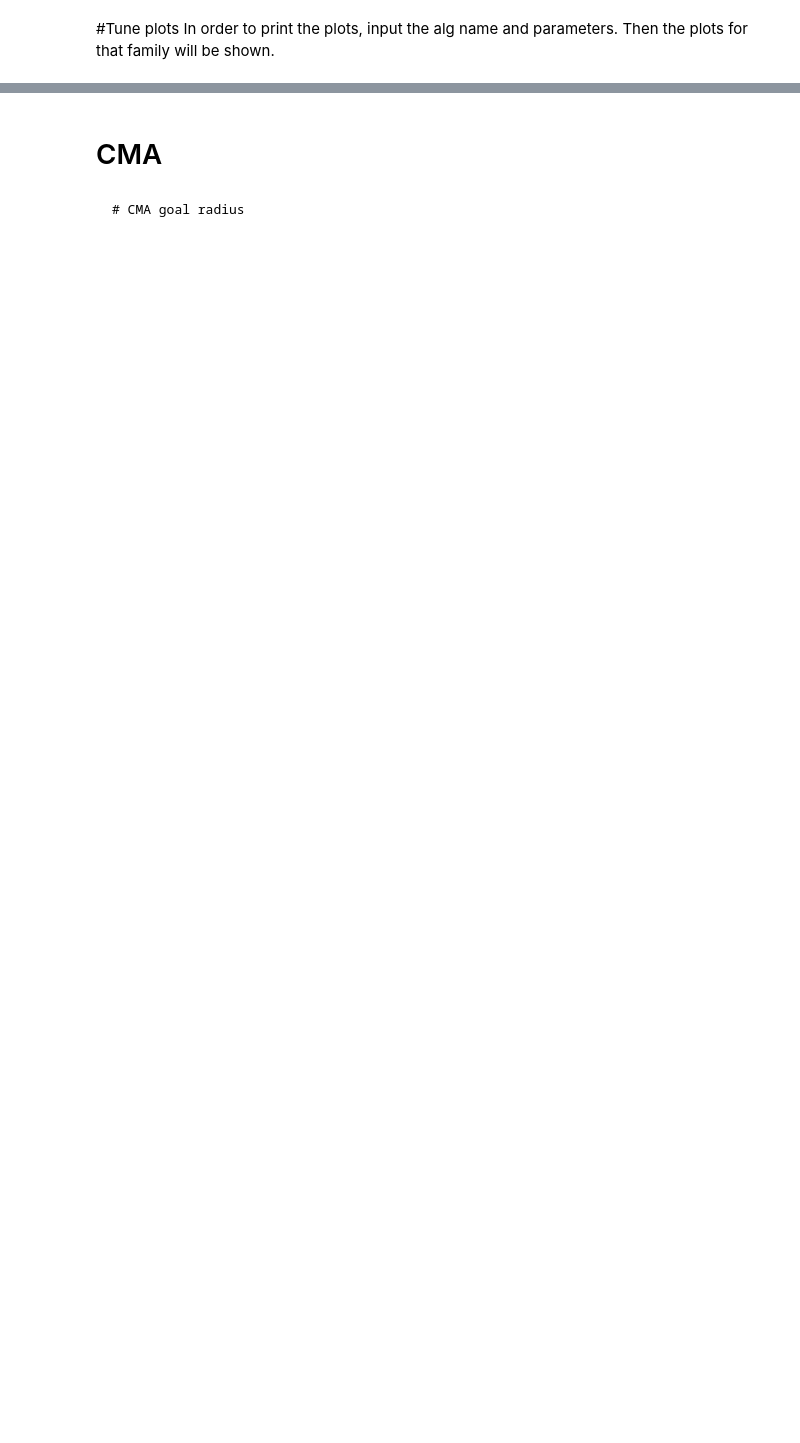
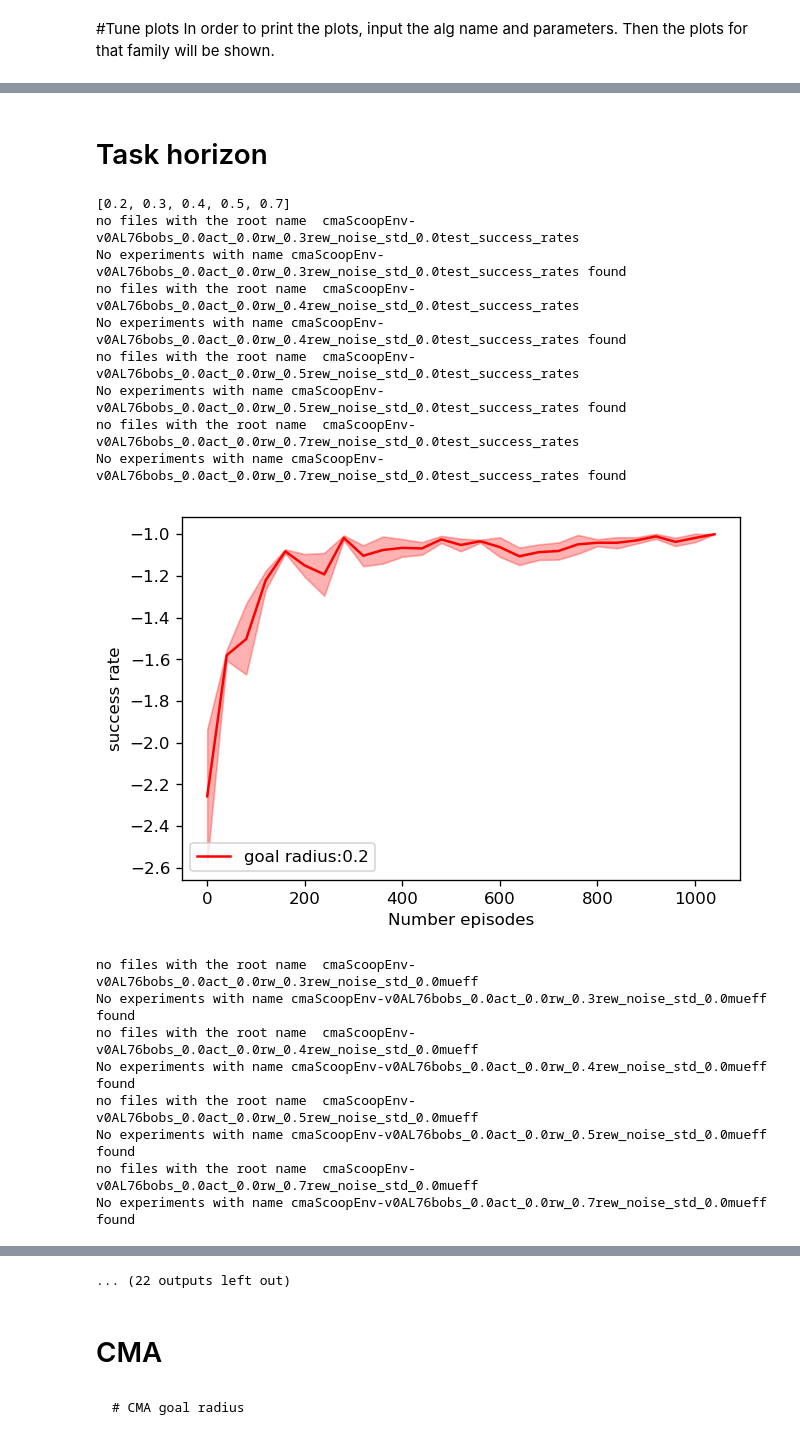
Before and after one commit to lagrassa/baselines, a Jupyter notebook: plotting.ipynb, the cells around one changed output, grey strips where cells are left out. Saved outputs shown, nothing was run; the diff lists cells and outputs as text; code cells hidden in the pictures; blank space fills up the shorter version.

```diff
--- a/plotting.ipynb
+++ b/plotting.ipynb
@@ -81,0 +82,44 @@ nafFetchPush-v1AL47obs_0.0act_0.0rw_0.05
+# %% [markdown]
+# Task horizon
+# %%
+params_scoop = {
+    'env_name':'ScoopEnv-v0',
+    'alg':'ppo2',
+    'exp_name':'AL76b',
+    'obs_noise_std':0.0,
+    'action_noise_std':0.0,
+    'goal_radius':0.2,
+    'rew_noise_std':0.0,
+}
+
+
+
+#goal_radiuses=[81.0]
+plt.show()
+cutoff=15000//40 #12000//4z0
+alg_to_cutoff = {'ppo2':15000//40, 'ddpg':None, 'cma':None}
+goal_radiuses=[0.2,0.3,0.4,0.5,0.7]
+data_cutoff=10
+
+for alg in ['cma', 'ddpg', 'ppo2']:
+    params_scoop['alg'] = alg
+    plot_goal_radiuses(params_scoop, cutoff=alg_to_cutoff[alg],smoothing=1, goal_radiuses=goal_radiuses, data_cutoff=data_cutoff, eps_per_iter=40)
+# %% [output]
+[0.2, 0.3, 0.4, 0.5, 0.7]
+no files with the root name  cmaScoopEnv-v0AL76bobs_0.0act_0.0rw_0.3rew_noise_std_0.0test_success_rates
+No experiments with name cmaScoopEnv-v0AL76bobs_0.0act_0.0rw_0.3rew_noise_std_0.0test_success_rates found
+no files with the root name  cmaScoopEnv-v0AL76bobs_0.0act_0.0rw_0.4rew_noise_std_0.0test_success_rates
+No experiments with name cmaScoopEnv-v0AL76bobs_0.0act_0.0rw_0.4rew_noise_std_0.0test_success_rates found
+no files with the root name  cmaScoopEnv-v0AL76bobs_0.0act_0.0rw_0.5rew_noise_std_0.0test_success_rates
+No experiments with name cmaScoopEnv-v0AL76bobs_0.0act_0.0rw_0.5rew_noise_std_0.0test_success_rates found
+no files with the root name  cmaScoopEnv-v0AL76bobs_0.0act_0.0rw_0.7rew_noise_std_0.0test_success_rates
+No experiments with name cmaScoopEnv-v0AL76bobs_0.0act_0.0rw_0.7rew_noise_std_0.0test_success_rates found
+[figure, added]
+no files with the root name  cmaScoopEnv-v0AL76bobs_0.0act_0.0rw_0.3rew_noise_std_0.0mueff
+No experiments with name cmaScoopEnv-v0AL76bobs_0.0act_0.0rw_0.3rew_noise_std_0.0mueff found
+no files with the root name  cmaScoopEnv-v0AL76bobs_0.0act_0.0rw_0.4rew_noise_std_0.0mueff
+No experiments with name cmaScoopEnv-v0AL76bobs_0.0act_0.0rw_0.4rew_noise_std_0.0mueff found
+no files with the root name  cmaScoopEnv-v0AL76bobs_0.0act_0.0rw_0.5rew_noise_std_0.0mueff
+No experiments with name cmaScoopEnv-v0AL76bobs_0.0act_0.0rw_0.5rew_noise_std_0.0mueff found
+no files with the root name  cmaScoopEnv-v0AL76bobs_0.0act_0.0rw_0.7rew_noise_std_0.0mueff
+No experiments with name cmaScoopEnv-v0AL76bobs_0.0act_0.0rw_0.7rew_noise_std_0.0mueff found
@@ -82,3 +164,4 @@ nafFetchPush-v1AL47obs_0.0act_0.0rw_0.05
+... (22 outputs left out)
 # %% [markdown]
 # CMA
 # %% [markdown]
```
Also changed, not shown: parts of 24 cells of this notebook, 7 other files.
